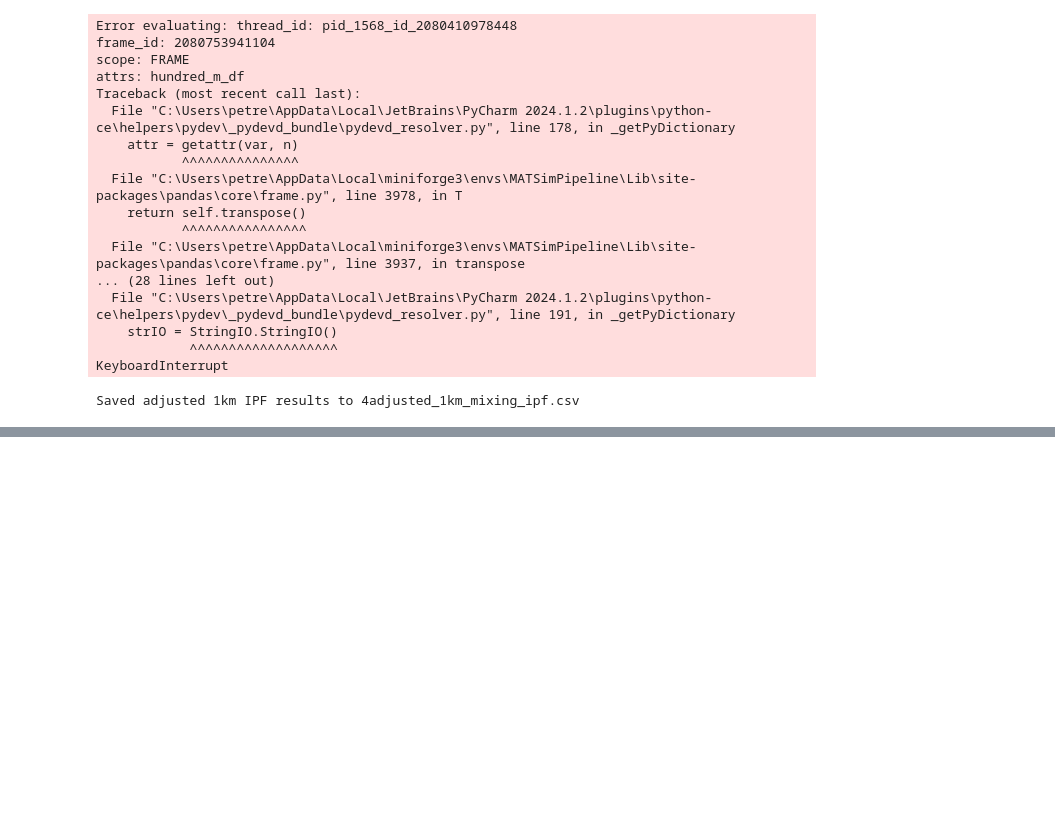
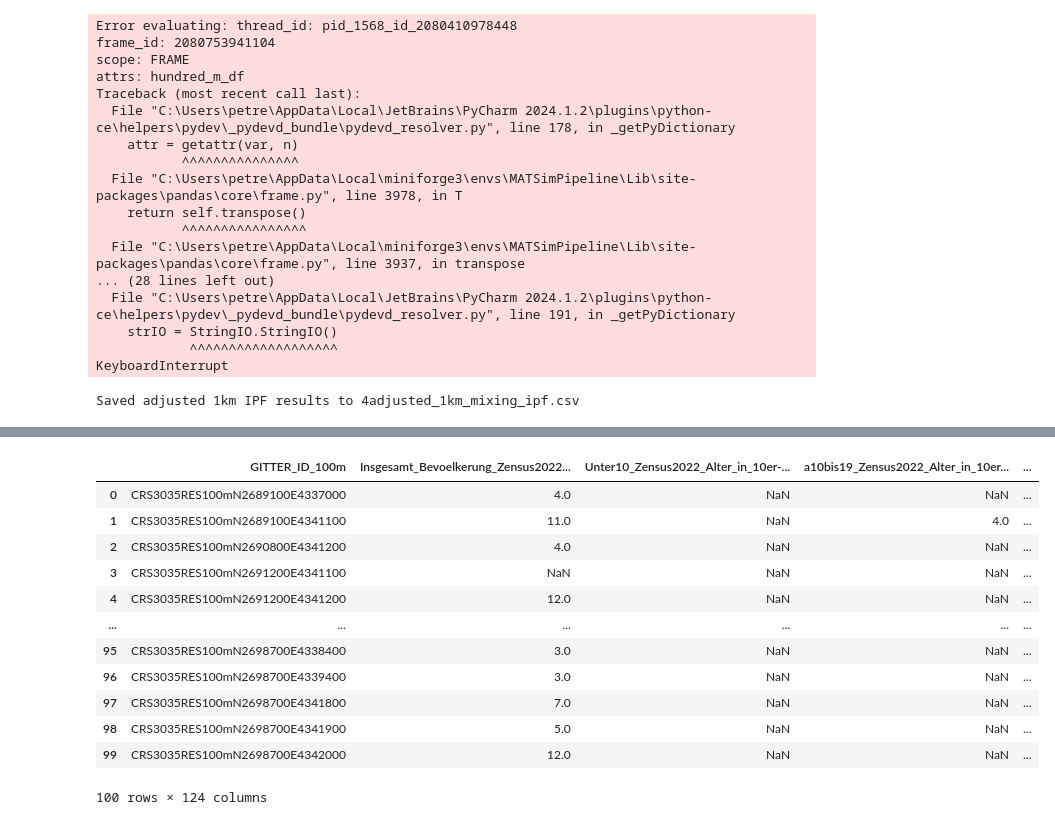
Before and after one commit to TUBS-IVS/MATSimPipeline, a Jupyter notebook: synthesis/synthetic_population/data_prep.ipynb, the cells around one changed output, grey strips where cells are left out. Saved outputs shown, nothing was run; the diff lists cells and outputs as text; code cells hidden in the pictures; blank space fills up the shorter version.

```diff
--- a/synthesis/synthetic_population/data_prep.ipynb
+++ b/synthesis/synthetic_population/data_prep.ipynb
@@ -837,0 +1182,16 @@ print(distro_diffs.max())
+# %%
+merged_100.head(100)
+# %% [output]
+|  | GITTER_ID_100m | Insgesamt_Bevoelkerung_Zensus2022... | Unter10_Zensus2022_Alter_in_10er-... | a10bis19_Zensus2022_Alter_in_10er... | ... |
+| 0 | CRS3035RES100mN2689100E4337000 | 4.0 | NaN | NaN | ... |
+| 1 | CRS3035RES100mN2689100E4341100 | 11.0 | NaN | 4.0 | ... |
+| 2 | CRS3035RES100mN2690800E4341200 | 4.0 | NaN | NaN | ... |
+| 3 | CRS3035RES100mN2691200E4341100 | NaN | NaN | NaN | ... |
+| 4 | CRS3035RES100mN2691200E4341200 | 12.0 | NaN | NaN | ... |
+| ... | ... | ... | ... | ... | ... |
+| 95 | CRS3035RES100mN2698700E4338400 | 3.0 | NaN | NaN | ... |
+| 96 | CRS3035RES100mN2698700E4339400 | 3.0 | NaN | NaN | ... |
+| 97 | CRS3035RES100mN2698700E4341800 | 7.0 | NaN | NaN | ... |
+| 98 | CRS3035RES100mN2698700E4341900 | 5.0 | NaN | NaN | ... |
+| 99 | CRS3035RES100mN2698700E4342000 | 12.0 | NaN | NaN | ... |
+100 rows × 124 columns
```
Also changed, not shown: parts of 15 cells of this notebook, 3 other files.
